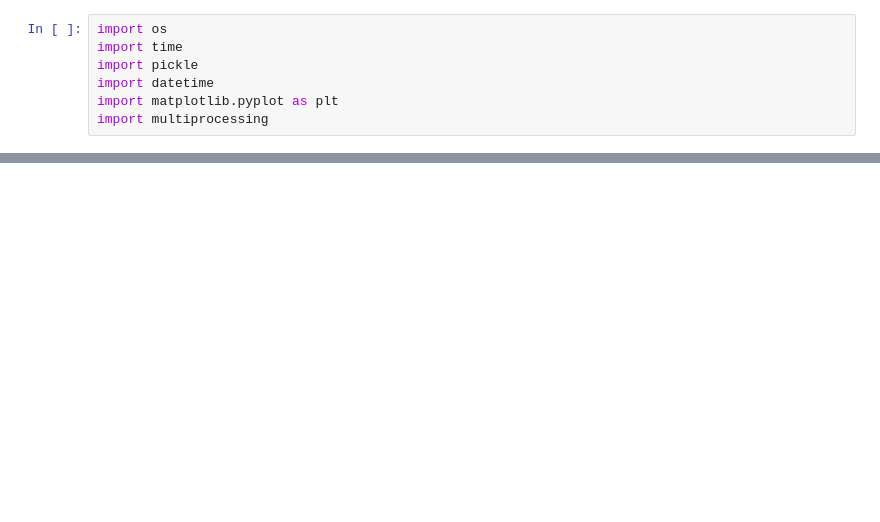
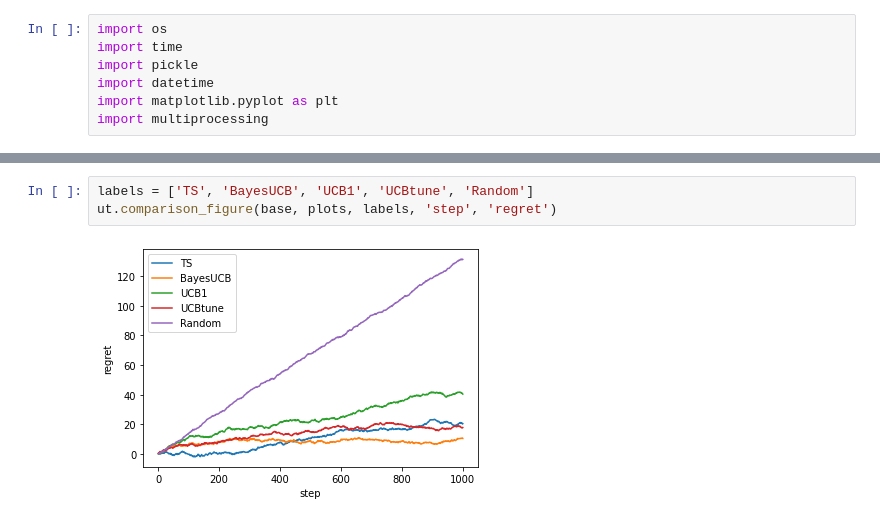
Before and after one commit to gowun/MAB, a Jupyter notebook: MAB_Simulation.ipynb, the cells around one changed output, grey strips where cells are left out. Cells and saved outputs as stored; diff of their text form; blank space fills up the shorter version.

```diff
--- a/MAB_Simulation.ipynb
+++ b/MAB_Simulation.ipynb
@@ -104,0 +61,5 @@ Text(0, 0.5, 'regret')
+# %%
+labels = ['TS', 'BayesUCB', 'UCB1', 'UCBtune', 'Random']
+ut.comparison_figure(base, plots, labels, 'step', 'regret')
+# %% [output]
+[figure, added]
```
Also changed, not shown: parts of 6 cells of this notebook, 6 other files.
